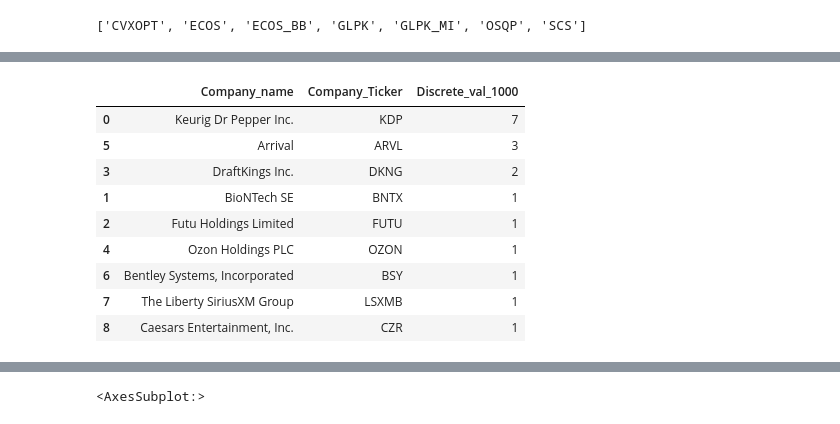
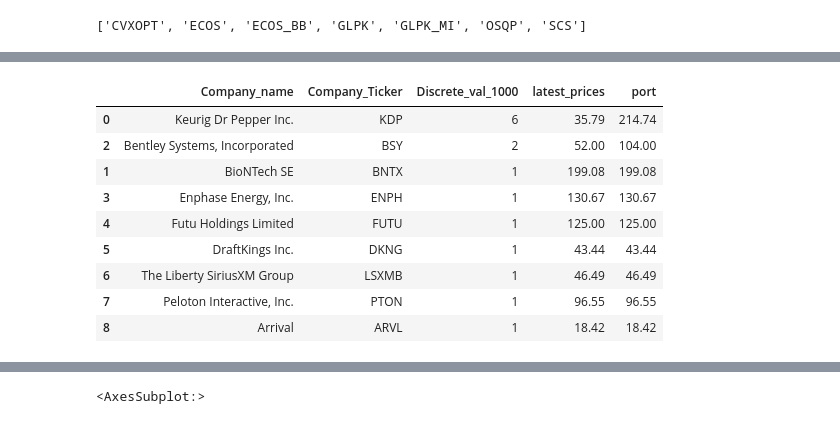
Before and after one commit to MatienkoAndrew/ML_2021, a Jupyter notebook: Diplom/Stock Optimizer Portfolio.ipynb, the cells around one changed output, grey strips where cells are left out. Cells and saved outputs as stored; diff of their text form; code cells hidden in the pictures.

```diff
--- a/Diplom/Stock Optimizer Portfolio.ipynb
+++ b/Diplom/Stock Optimizer Portfolio.ipynb
@@ -39,7 +39,7 @@ df = pd.DataFrame()
 
 for symbol in tqdm(ticker):
     try:
-        df[symbol] = pdr.get_data_yahoo(symbol, start=datetime.datetime(2013, 1, 1),
+        df[symbol] = pdr.get_data_yahoo(symbol, start=datetime.datetime(2018, 1, 1),
                                         end=datetime.datetime.now())["Adj Close"]
     except Exception as e:
         print(e)
@@ -70,5 +75,5 @@ df.to_csv('datasets/tickers.csv')
 # %%
-df = pd.read_csv('datasets/tickers.csv')
+df = pd.read_csv(f'datasets/tickers_{date}.csv')
 df = df.set_index(pd.DatetimeIndex(df['Date'].values))
 df.drop('Date', axis=1, inplace=True)
 # %%
@@ -160,21 +207,24 @@ discrete_allocation_list = []
 for symbol in allocation:
     discrete_allocation_list.append(allocation.get(symbol))
 # %%
-portfolio_df = pd.DataFrame(columns=['Company_name', 'Company_Ticker', 'Discrete_val_'+str(portfolio_val)])
+portfolio_df = pd.DataFrame(columns=['Company_name', 'Company_Ticker', 'Discrete_val_'+str(portfolio_val), 'latest_prices',
+                                    'port'])
 
 portfolio_df['Company_name'] = company_name
 portfolio_df['Company_Ticker'] = allocation
 portfolio_df['Discrete_val_'+str(portfolio_val)] = discrete_allocation_list
+portfolio_df['latest_prices'] = np.round(get_latest_prices(df)[allocation].values, 2)
+portfolio_df['port'] = portfolio_df['latest_prices'] * portfolio_df['Discrete_val_'+str(portfolio_val)]
 portfolio_df = portfolio_df.sort_values(by='Discrete_val_'+str(portfolio_val), ascending=False)
 portfolio_df
 # %% [output]
-|  | Company_name | Company_Ticker | Discrete_val_1000 |
-| 0 | Keurig Dr Pepper Inc. | KDP | 7 |
-| 5 | Arrival | ARVL | 3 |
-| 3 | DraftKings Inc. | DKNG | 2 |
-| 1 | BioNTech SE | BNTX | 1 |
-| 2 | Futu Holdings Limited | FUTU | 1 |
-| 4 | Ozon Holdings PLC | OZON | 1 |
-| 6 | Bentley Systems, Incorporated | BSY | 1 |
-| 7 | The Liberty SiriusXM Group | LSXMB | 1 |
-| 8 | Caesars Entertainment, Inc. | CZR | 1 |
+|  | Company_name | Company_Ticker | Discrete_val_1000 | latest_prices | port |
+| 0 | Keurig Dr Pepper Inc. | KDP | 6 | 35.79 | 214.74 |
+| 2 | Bentley Systems, Incorporated | BSY | 2 | 52.00 | 104.00 |
+| 1 | BioNTech SE | BNTX | 1 | 199.08 | 199.08 |
+| 3 | Enphase Energy, Inc. | ENPH | 1 | 130.67 | 130.67 |
+| 4 | Futu Holdings Limited | FUTU | 1 | 125.00 | 125.00 |
+| 5 | DraftKings Inc. | DKNG | 1 | 43.44 | 43.44 |
+| 6 | The Liberty SiriusXM Group | LSXMB | 1 | 46.49 | 46.49 |
+| 7 | Peloton Interactive, Inc. | PTON | 1 | 96.55 | 96.55 |
+| 8 | Arrival | ARVL | 1 | 18.42 | 18.42 |
```
Also changed, not shown: parts of 14 cells of this notebook, 8 other files.
